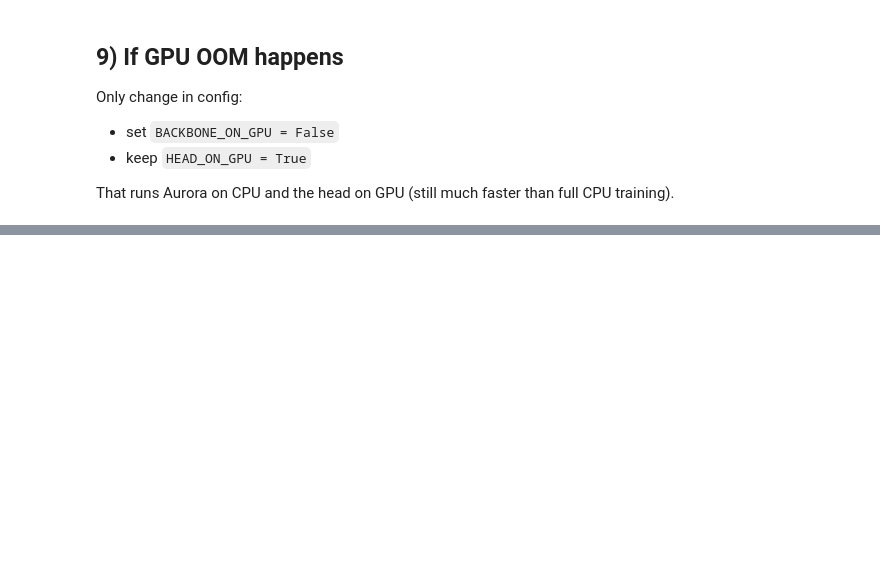
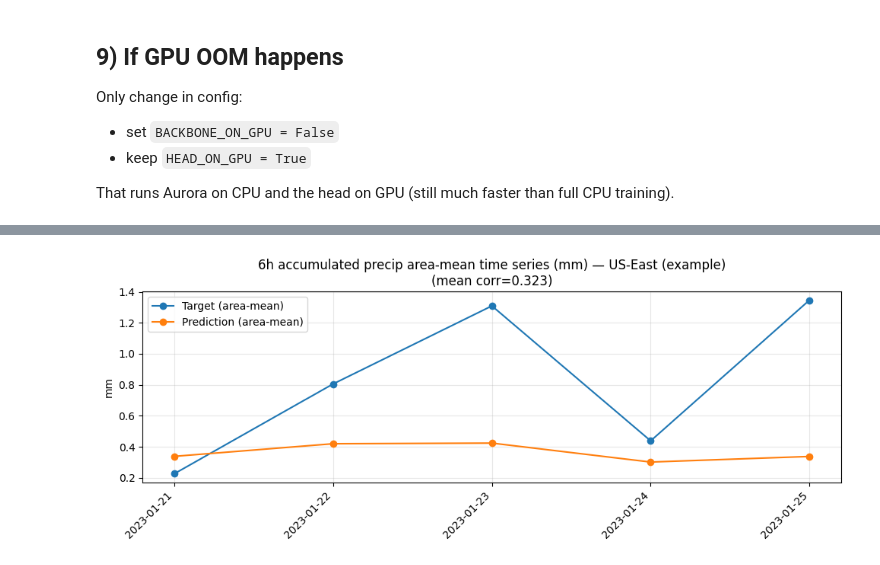
Before and after one commit to MichelFaloughi/enm5310-project, a Jupyter notebook: data/notebook2.ipynb, the cells around one changed output, grey strips where cells are left out. Saved outputs shown, nothing was run; the diff lists cells and outputs as text; code cells hidden in the pictures; blank space fills up the shorter version.

```diff
--- a/data/notebook2.ipynb
+++ b/data/notebook2.ipynb
@@ -617,0 +779,46 @@ That runs Aurora on CPU and the head on GPU (still much faster than full CPU tra
+# %%
+# choose dates for time-series (prefer VAL)
+TS_DATES = VAL_DATES if len(VAL_DATES) else TRAIN_DATES
+
+USE_REGION_TS = True
+REGION_TS = {
+    "name": "US-East (example)",
+    "lat_min": 25, "lat_max": 50,
+    "lon_min": 260, "lon_max": 295,
+}
+
+dates = []
+true_mean = []
+pred_mean = []
+corrs = []
+
+for d in TS_DATES:
+    y_true_n, y_pred_n, (lat_t, lon_t) = predict_norm(d)
+    y_true_mm = denorm_to_mm(y_true_n).numpy()
+    y_pred_mm = denorm_to_mm(y_pred_n).numpy()
+
+    lat = lat_t.numpy()
+    lon = lon_t.numpy()
+
+    if USE_REGION_TS:
+        y_true_mm, _, _ = crop_latlon(y_true_mm, lat, lon, **{k: REGION_TS[k] for k in ["lat_min","lat_max","lon_min","lon_max"]})
+        y_pred_mm, _, _ = crop_latlon(y_pred_mm, lat, lon, **{k: REGION_TS[k] for k in ["lat_min","lat_max","lon_min","lon_max"]})
+
+    dates.append(d)
+    true_mean.append(float(np.mean(y_true_mm)))
+    pred_mean.append(float(np.mean(y_pred_mm)))
+    corrs.append(pearson_corr(y_true_mm, y_pred_mm))
+
+plt.figure(figsize=(10, 4))
+plt.plot(dates, true_mean, marker="o", label="Target (area-mean)")
+plt.plot(dates, pred_mean, marker="o", label="Prediction (area-mean)")
+plt.xticks(rotation=45, ha="right")
+name = REGION_TS["name"] if USE_REGION_TS else "Global"
+plt.title(f"6h accumulated precip area-mean time series (mm) — {name}\n(mean corr={np.mean(corrs):.3f})")
+plt.ylabel("mm")
+plt.grid(True, alpha=0.3)
+plt.legend()
+plt.tight_layout()
+plt.show()
+# %% [output]
+[figure, added]
```
Also changed, not shown: parts of 7 cells of this notebook.
